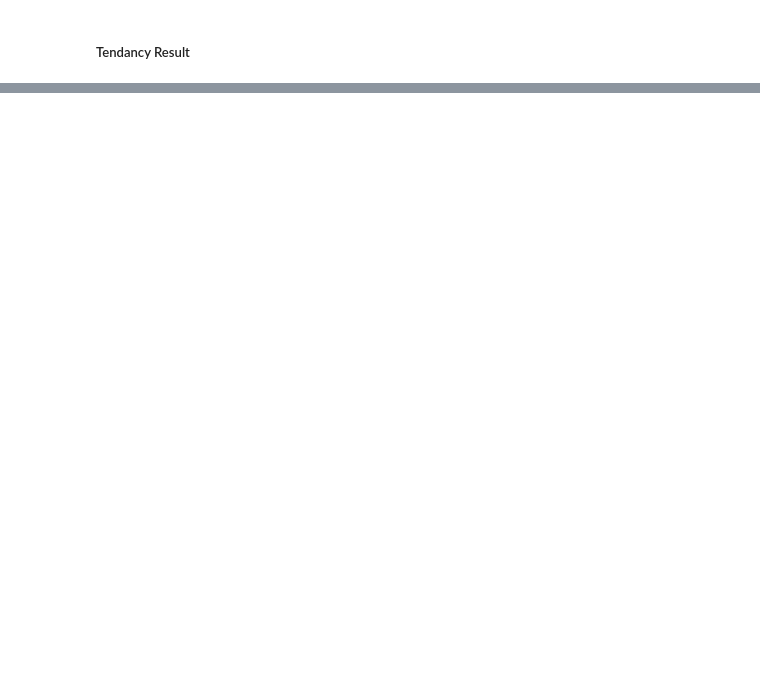
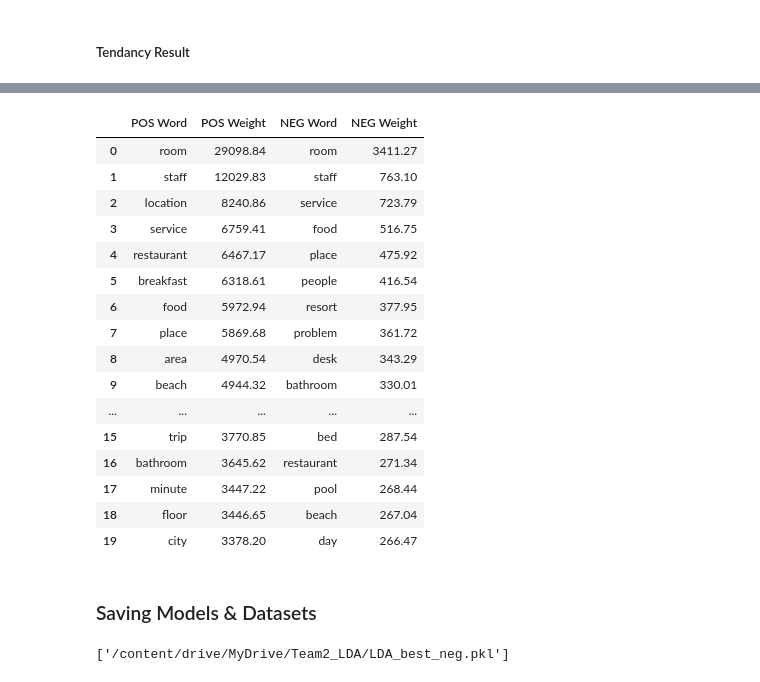
Before and after one commit to DonHK-97/LDA_BNCS411_Project, a Jupyter notebook: LDA_modeling.ipynb, the cells around one changed output, grey strips where cells are left out. Drawn from its saved outputs; the diff is of its cells as text; code cells hidden in the pictures; blank space fills up the shorter version.

```diff
--- a/LDA_modeling.ipynb
+++ b/LDA_modeling.ipynb
@@ -361,4 +457,35 @@ display_topics(LDA_neg, neg_vectorizer.get_feature_names(), n_top_words = 20)
+# %%
+final_result.columns = ['POS Word','POS Weight','NEG Word', 'NEG Weight']
+final_result
+# %% [output]
+|  | POS Word | POS Weight | NEG Word | NEG Weight |
+| 0 | room | 29098.84 | room | 3411.27 |
+| 1 | staff | 12029.83 | staff | 763.10 |
+| 2 | location | 8240.86 | service | 723.79 |
+| 3 | service | 6759.41 | food | 516.75 |
+| 4 | restaurant | 6467.17 | place | 475.92 |
+| 5 | breakfast | 6318.61 | people | 416.54 |
+| 6 | food | 5972.94 | resort | 377.95 |
+| 7 | place | 5869.68 | problem | 361.72 |
+| 8 | area | 4970.54 | desk | 343.29 |
+| 9 | beach | 4944.32 | bathroom | 330.01 |
+| ... | ... | ... | ... | ... |
+| 15 | trip | 3770.85 | bed | 287.54 |
+| 16 | bathroom | 3645.62 | restaurant | 271.34 |
+| 17 | minute | 3447.22 | pool | 268.44 |
+| 18 | floor | 3446.65 | beach | 267.04 |
+| 19 | city | 3378.20 | day | 266.47 |
+# %% [markdown]
+### Saving Models & Datasets
 # %%
 # Savings for further use.
-pos_reviews.to_csv('/content/drive/MyDrive/Team2_LDA/POS_reviews.csv', index = False)
-neg_reviews.to_csv('/content/drive/MyDrive/Team2_LDA/NEG_reviews.csv', index = False)
+import joblib
+
+final_result.to_csv('/content/drive/MyDrive/Team2_LDA/Datasets/Final_result.csv', index = False)
+pos_reviews.to_csv('/content/drive/MyDrive/Team2_LDA/Datasets/POS_reviews.csv', index = False)
+neg_reviews.to_csv('/content/drive/MyDrive/Team2_LDA/Datasets/NEG_reviews.csv', index = False)
+
+joblib.dump(LDA_best_pos, '/content/drive/MyDrive/Team2_LDA/LDA_best_pos.pkl')
+joblib.dump(LDA_best_neg, '/content/drive/MyDrive/Team2_LDA/LDA_best_neg.pkl')
+# %% [output]
+['/content/drive/MyDrive/Team2_LDA/LDA_best_neg.pkl']
```
Also changed, not shown: parts of 38 cells of this notebook, 13 other files.
